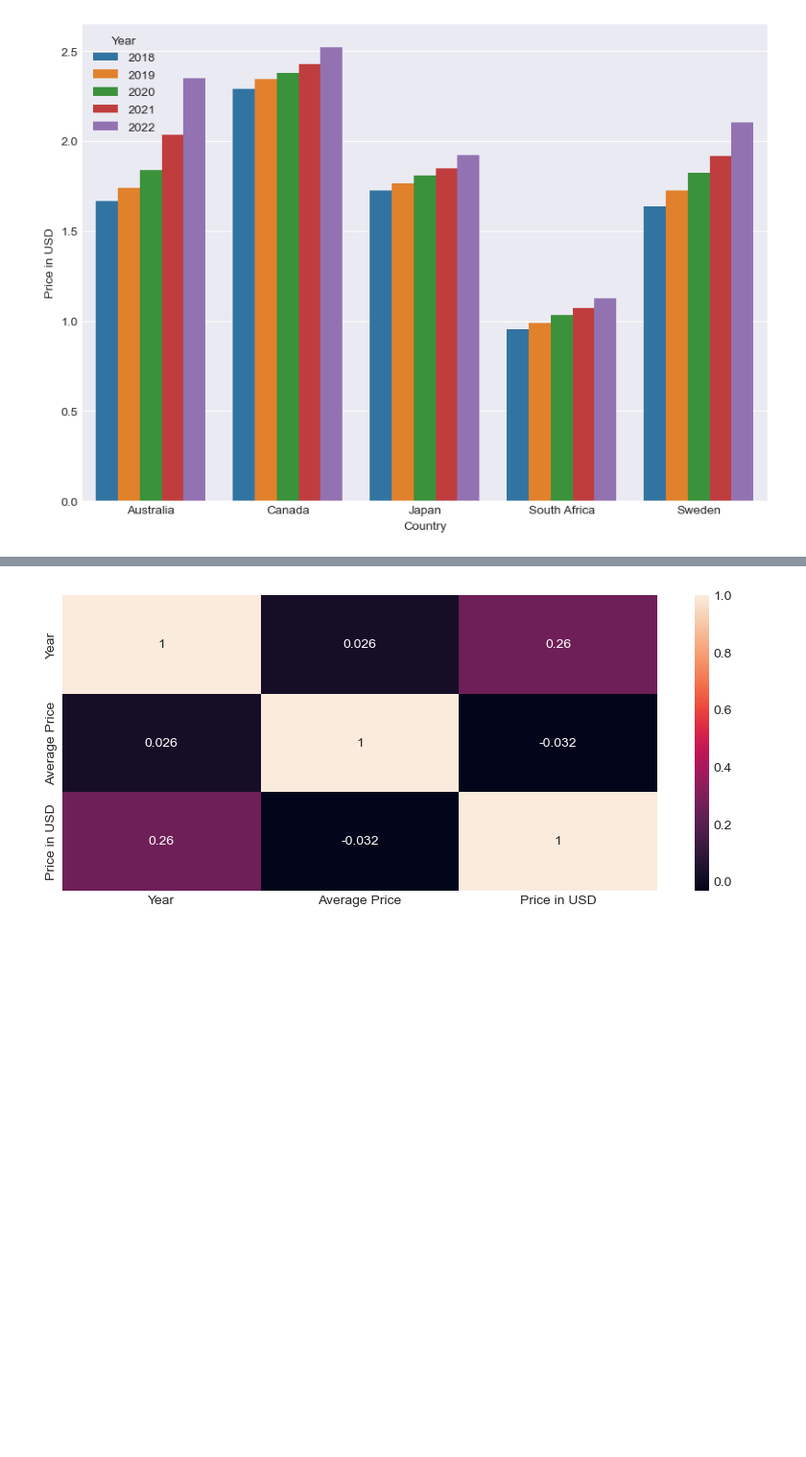
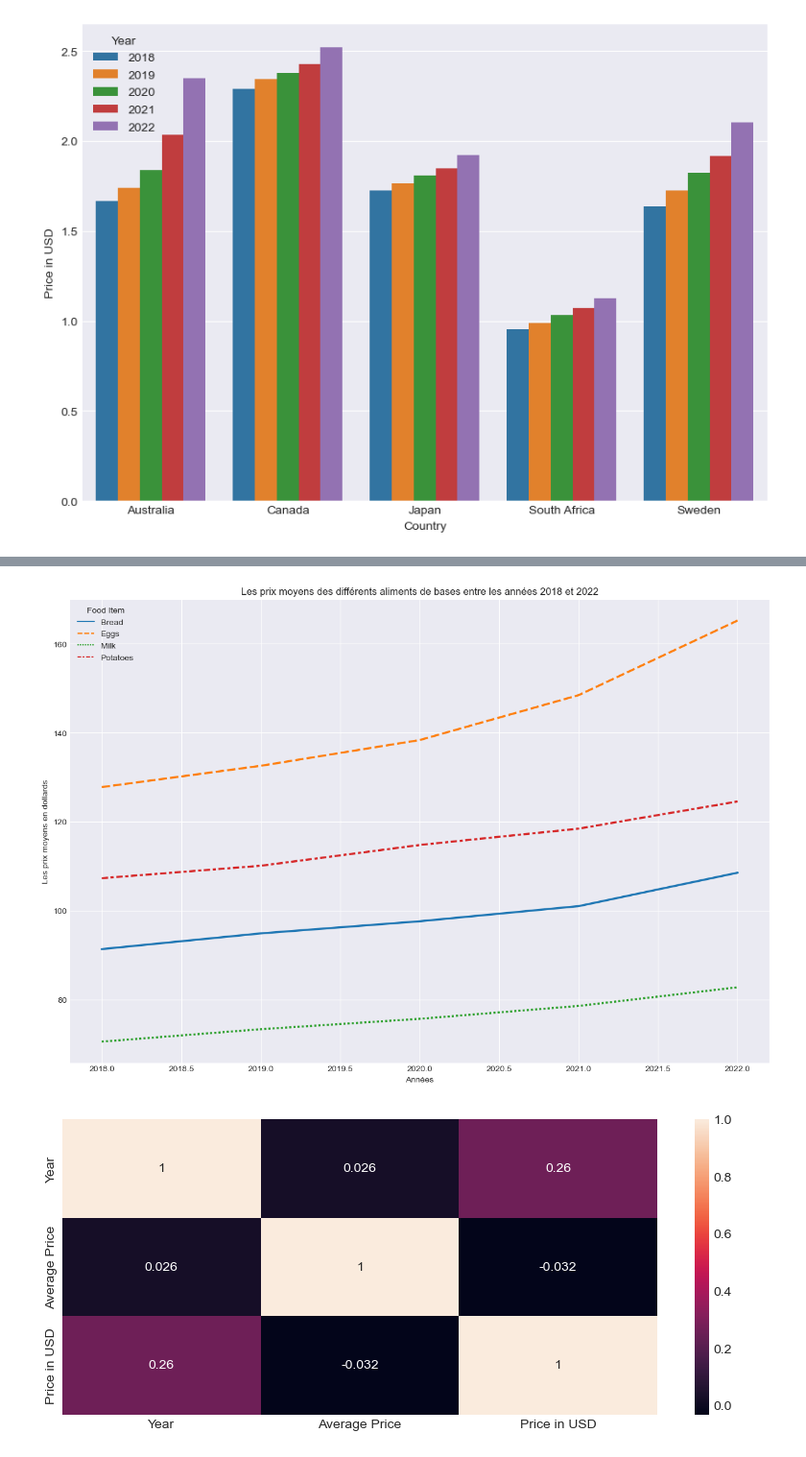
Before and after one commit to Hajoura91coding/Vital_Food_costs_5countries_2018_2022, a Jupyter notebook: Food_prices.ipynb, the cells around one changed output, grey strips where cells are left out. Shown at 96% size. Cells and saved outputs as stored; diff of their text form; code cells hidden in the pictures; blank space fills up the shorter version.

```diff
--- a/Food_prices.ipynb
+++ b/Food_prices.ipynb
@@ -351,3 +371,16 @@ plt.show()
+# %%
+plt.figure(figsize=(15,10))
+# Change the style of plot
+plt.style.use('seaborn-darkgrid')
+plt.title('Les prix moyens des différents aliments de bases entre les années 2018 et 2022')
+# Create a color palette
+palette = plt.get_cmap('Set1')
+plt.ylabel('Les prix moyens en dollards')
+plt.xlabel('Années')
+sns.lineplot(data=data1, palette="tab10", linewidth=2.5)
+plt.show()
+# %% [output]
+[figure, added]
 # %%
 plt.figure(figsize=(10,4))
 # Change the style of plot
```
Also changed, not shown: parts of 18 cells of this notebook.
